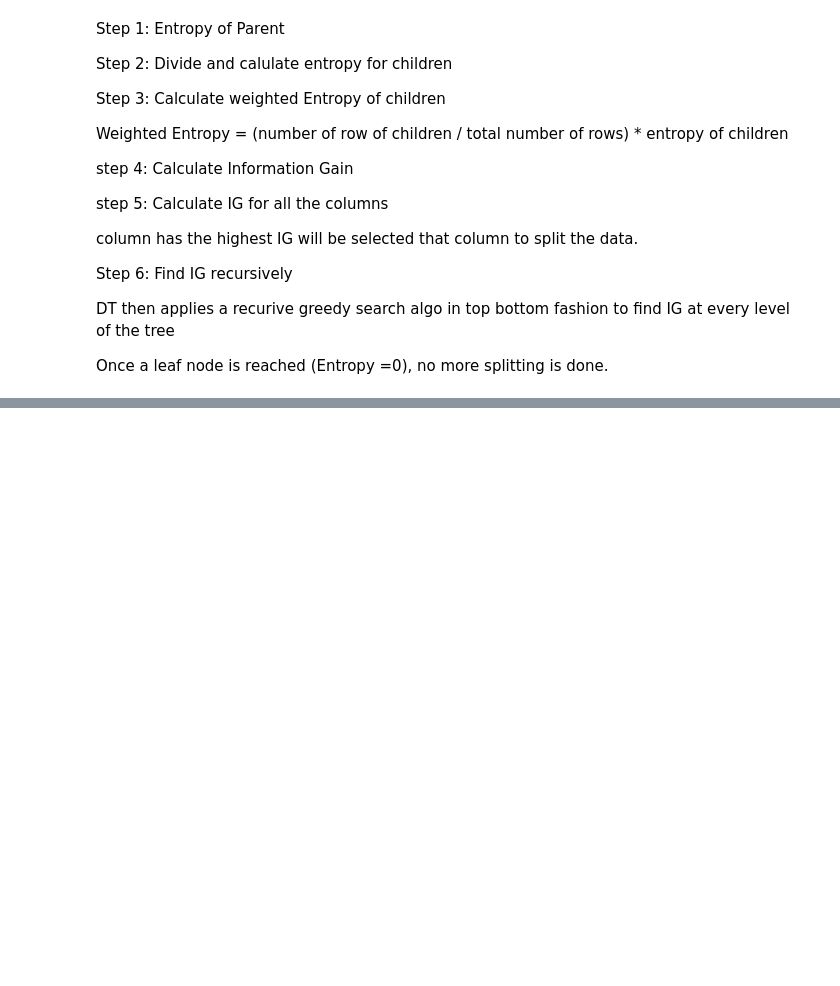
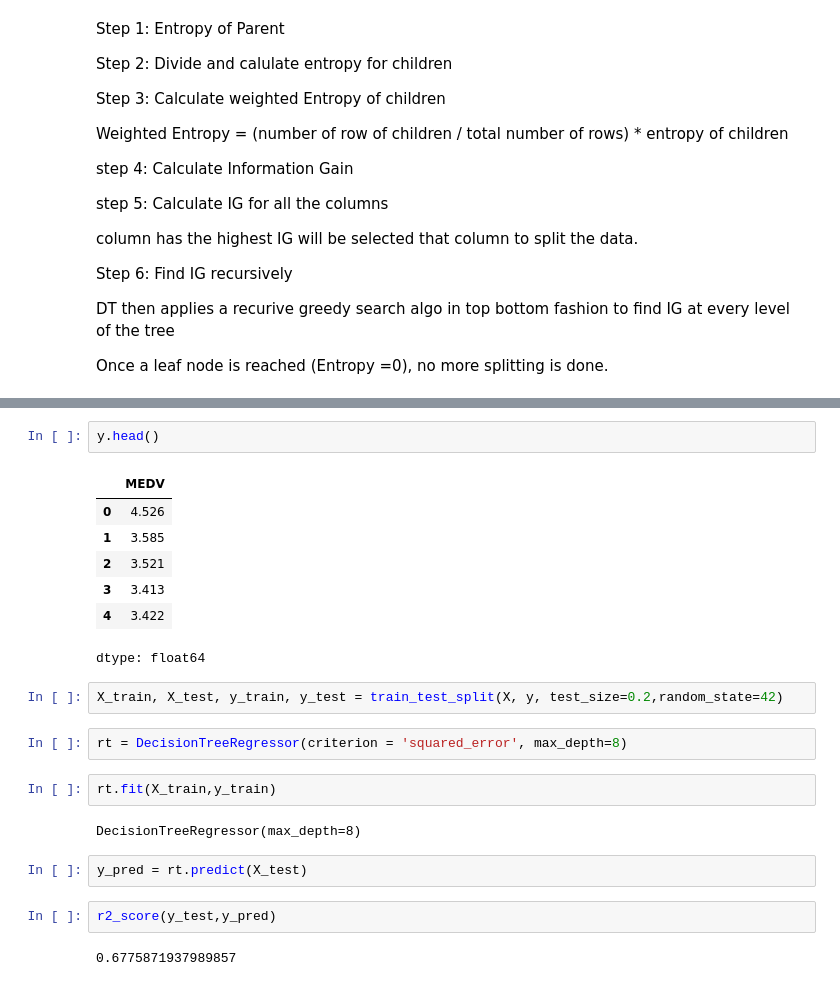
Before and after one commit to Avit-hodibu/Decision-Tree, a Jupyter notebook: Decision_tree.ipynb, the cells around one changed output, grey strips where cells are left out. Saved outputs shown, nothing was run; the diff lists cells and outputs as text; blank space fills up the shorter version.

```diff
--- a/Decision_tree.ipynb
+++ b/Decision_tree.ipynb
@@ -93,0 +212,24 @@ Once a leaf node is reached (Entropy =0), no more splitting is done.
+# %%
+y.head()
+# %% [output]
+|  | MEDV |
+| 0 | 4.526 |
+| 1 | 3.585 |
+| 2 | 3.521 |
+| 3 | 3.413 |
+| 4 | 3.422 |
+dtype: float64
+# %%
+X_train, X_test, y_train, y_test = train_test_split(X, y, test_size=0.2,random_state=42)
+# %%
+rt = DecisionTreeRegressor(criterion = 'squared_error', max_depth=8)
+# %%
+rt.fit(X_train,y_train)
+# %% [output]
+DecisionTreeRegressor(max_depth=8)
+# %%
+y_pred = rt.predict(X_test)
+# %%
+r2_score(y_test,y_pred)
+# %% [output]
+0.6775871937989857
```
Also changed, not shown: parts of 22 cells of this notebook.
